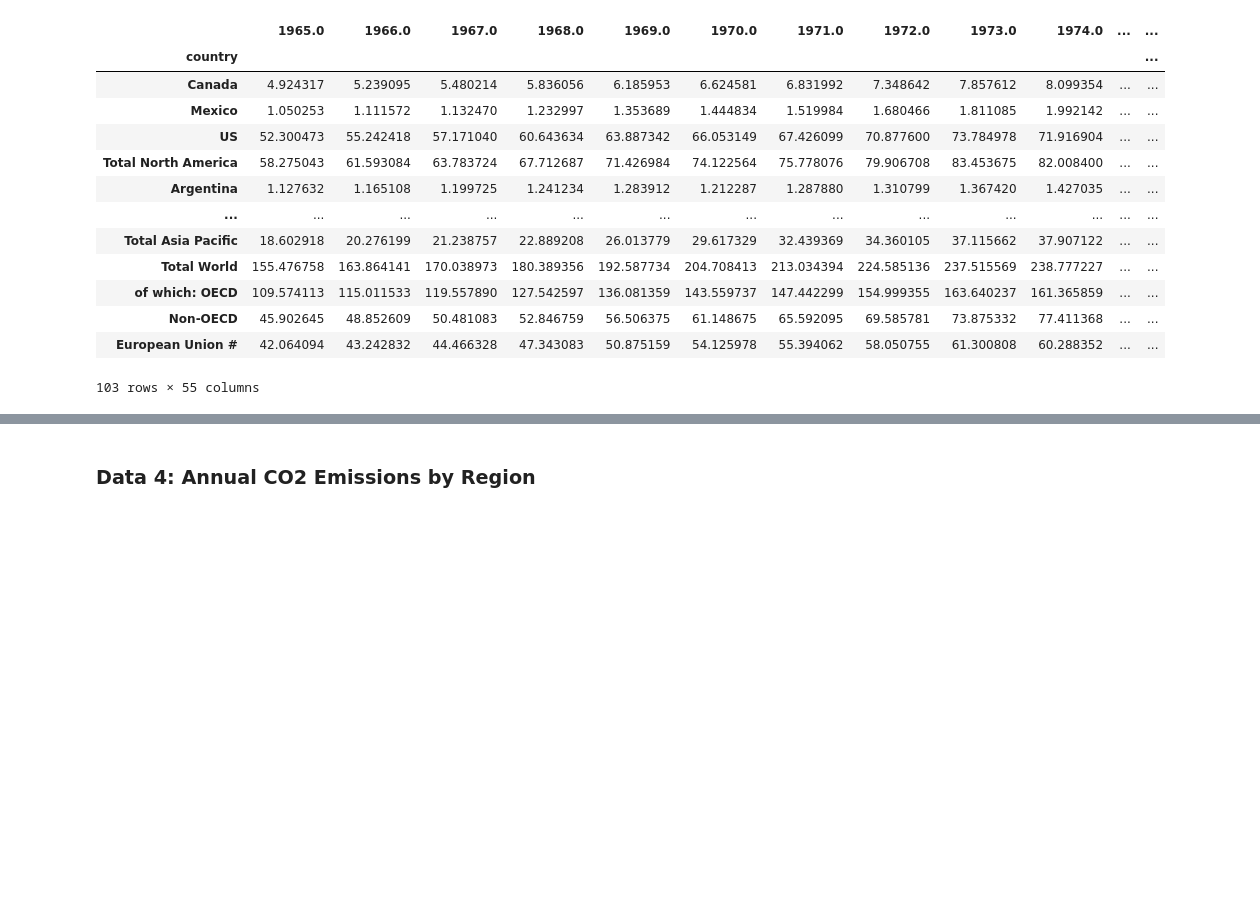
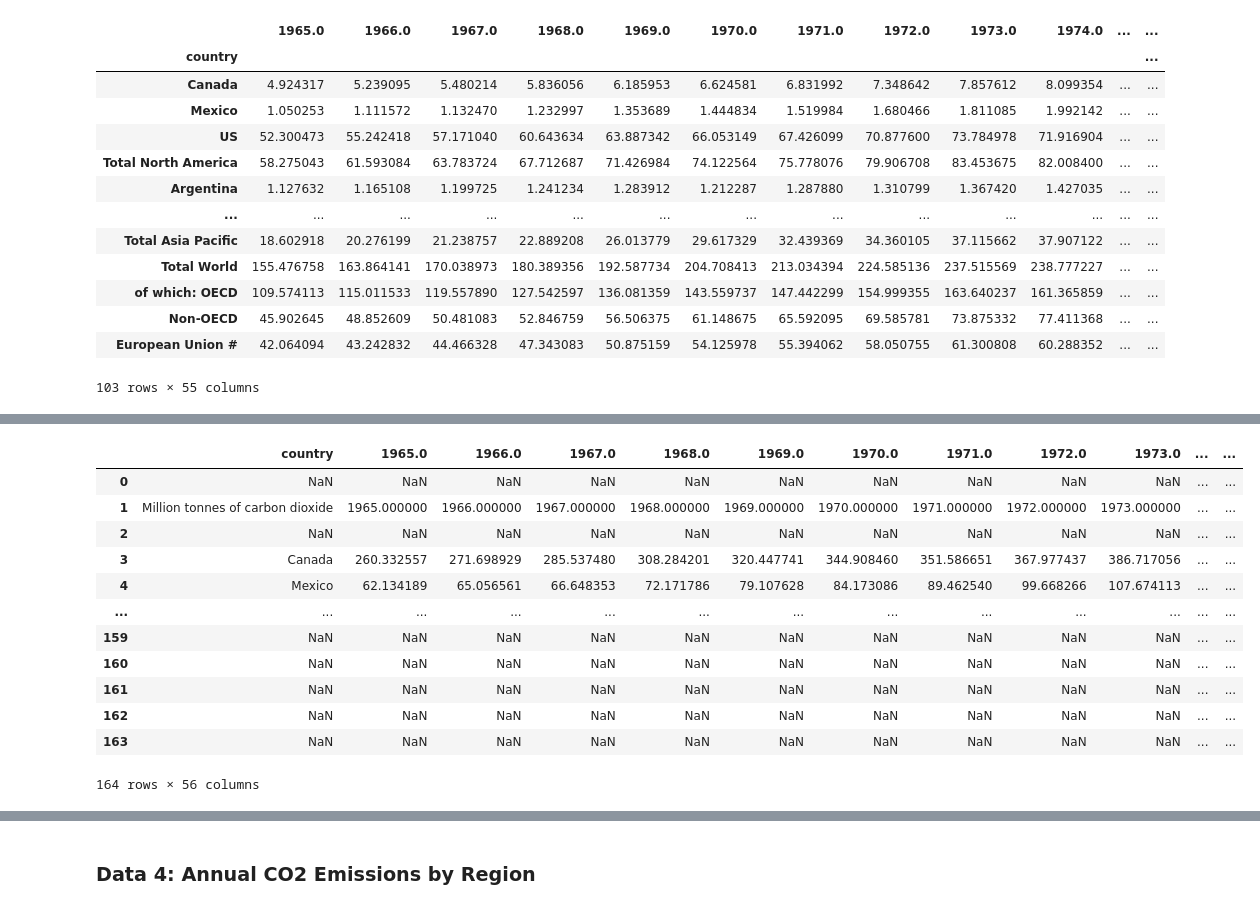
Before and after one commit to yuyhong23/One-Hot_Future, a Jupyter notebook: data_cleaning.ipynb, the cells around one changed output, grey strips where cells are left out. Saved outputs shown, nothing was run; the diff lists cells and outputs as text; code cells hidden in the pictures; blank space fills up the shorter version.

```diff
--- a/data_cleaning.ipynb
+++ b/data_cleaning.ipynb
@@ -65,13 +65,13 @@ display(bp_rc_rename.tail(5))
 # %%
 # Import data file
-# bp_co2_file = "raw_data/bp-stats-review-2020-all-data.xlsx"
+bp_co2_file = "raw_data/bp-stats-review-2020-all-data.xlsx"
 
-# bp_co2 = pd.read_excel(bp_co2_file, "Carbon Dioxide Emissions", engine="openpyxl")
+bp_co2 = pd.read_excel(bp_co2_file, "Carbon Dioxide Emissions", engine="openpyxl")
 
-# # Rename the columns with value from the second row
-# bp_co2_rename = bp_co2.rename(columns=bp_rc.iloc[1])
-# display(bp_co2_rename.head(5))
-# display(bp_co2_rename.tail(5))
+# Rename the columns with value from the second row
+bp_co2_rename = bp_co2.rename(columns=bp_rc.iloc[1])
+display(bp_co2_rename.head(5))
+display(bp_co2_rename.tail(5))
 # %% [output]
 |  | Carbon Dioxide Emissions | 1965.0 | 1966.0 | 1967.0 | 1968.0 | 1969.0 | 1970.0 | 1971.0 | 1972.0 | 1973.0 | ... |
 | 0 | NaN | NaN | NaN | NaN | NaN | NaN | NaN | NaN | NaN | NaN | ... |
@@ -564,0 +567,8 @@ bp_nonrewablec
+# %%
+# Extract wanted columns
+bp_co2_df = bp_co2_rename.copy()
+# Renaming the same name columns (2019) by creating specific name columns and duplicating the according data row
+bp_co2_df ["2019_share"] = bp_co2_df.iloc [:,58]
+bp_co2_df ["2019_growth_rate_per_annum"] = bp_co2_df.iloc [:,56]
+bp_co2_df ["2019_year"] = bp_co2_df.iloc[:,55]
+bp_co2_df
@@ -564,0 +686,18 @@ bp_nonrewablec
+# %%
+# Rename the fist and 2008-2018 column
+bp_co2_df = bp_co2_df.rename(columns={bp_co2_df.columns[0]: "country", bp_co2_df.columns[55]: 2019.0})
+bp_co2_df
+# %% [output]
+|  | country | 1965.0 | 1966.0 | 1967.0 | 1968.0 | 1969.0 | 1970.0 | 1971.0 | 1972.0 | 1973.0 | ... | ... |
+| 0 | NaN | NaN | NaN | NaN | NaN | NaN | NaN | NaN | NaN | NaN | ... | ... |
+| 1 | Million tonnes of carbon dioxide | 1965.000000 | 1966.000000 | 1967.000000 | 1968.000000 | 1969.000000 | 1970.000000 | 1971.000000 | 1972.000000 | 1973.000000 | ... | ... |
+| 2 | NaN | NaN | NaN | NaN | NaN | NaN | NaN | NaN | NaN | NaN | ... | ... |
+| 3 | Canada | 260.332557 | 271.698929 | 285.537480 | 308.284201 | 320.447741 | 344.908460 | 351.586651 | 367.977437 | 386.717056 | ... | ... |
+| 4 | Mexico | 62.134189 | 65.056561 | 66.648353 | 72.171786 | 79.107628 | 84.173086 | 89.462540 | 99.668266 | 107.674113 | ... | ... |
+| ... | ... | ... | ... | ... | ... | ... | ... | ... | ... | ... | ... | ... |
+| 159 | NaN | NaN | NaN | NaN | NaN | NaN | NaN | NaN | NaN | NaN | ... | ... |
+| 160 | NaN | NaN | NaN | NaN | NaN | NaN | NaN | NaN | NaN | NaN | ... | ... |
+| 161 | NaN | NaN | NaN | NaN | NaN | NaN | NaN | NaN | NaN | NaN | ... | ... |
+| 162 | NaN | NaN | NaN | NaN | NaN | NaN | NaN | NaN | NaN | NaN | ... | ... |
+| 163 | NaN | NaN | NaN | NaN | NaN | NaN | NaN | NaN | NaN | NaN | ... | ... |
+164 rows × 56 columns
```
Also changed, not shown: parts of 14 cells of this notebook.
